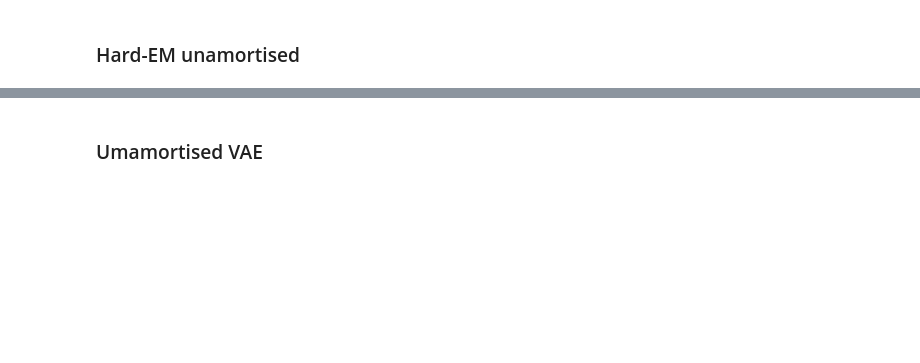
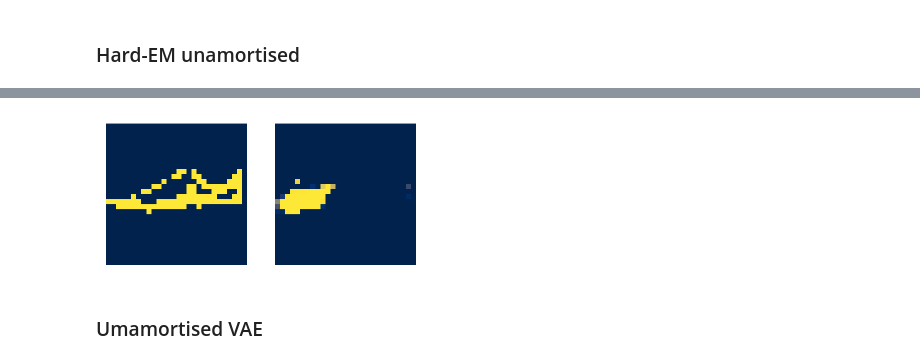
Before and after one commit to gerdm/hard-em-lvm, a Jupyter notebook: notebooks/17-unamortised-test.ipynb, the cells around one changed output, grey strips where cells are left out. Saved outputs shown, nothing was run; the diff lists cells and outputs as text; code cells hidden in the pictures; blank space fills up the shorter version.

```diff
--- a/notebooks/17-unamortised-test.ipynb
+++ b/notebooks/17-unamortised-test.ipynb
@@ -393,3 +397,3 @@ Wall time: 3min 23s
 # %%
-ix_epoch = "e985"
+ix_epoch = "e100"
 # %%
@@ -448,3 +436,19 @@ ax[1].axis("off");
+# %%
+fig, ax = plt.subplots(1, 2, figsize=(4, 2))
+
+ix_target = 9
+params_test = res_hem["test"]["state"][ix_epoch].params
+img_truth = X_test[ix_target].reshape(28, 28)
+img_reconstruct = config_test.model.apply(params_test, X_test, key)[2][0]
+img_reconstruct = nn.sigmoid(img_reconstruct[ix_target]).reshape(28, 28)
+
+ax[0].imshow(img_truth, cmap="cividis")
+ax[1].imshow(img_reconstruct, cmap="cividis")
+
+ax[0].axis("off")
+ax[1].axis("off");
+# %% [output]
+[figure, added]
 # %% [markdown]
 ### Umamortised VAE
 # %%
```
Also changed, not shown: parts of 20 cells of this notebook.
